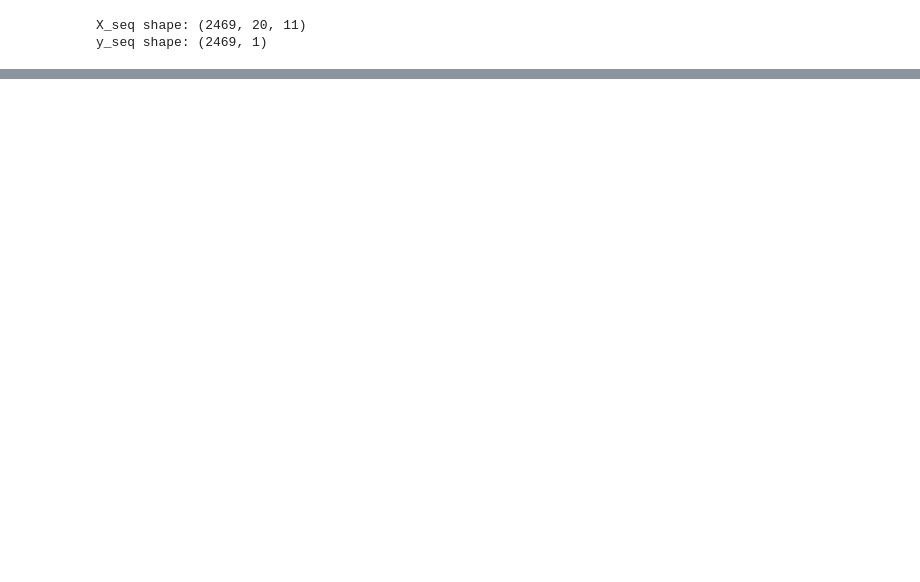
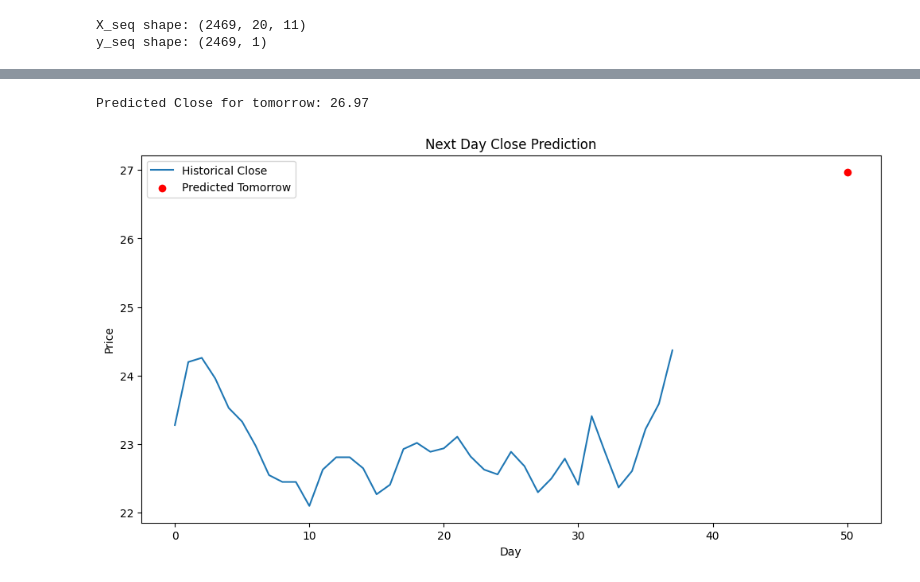
Before and after one commit to tejb96/FFNN-Trades, a Jupyter notebook: GME.ipynb, the cells around one changed output, grey strips where cells are left out. Drawn from its saved outputs; the diff is of its cells as text; code cells hidden in the pictures; blank space fills up the shorter version.

Commit message:
predicting the close price of GME for tomorrow

```diff
--- a/GME.ipynb
+++ b/GME.ipynb
@@ -236,0 +261,48 @@ plt.show()
+# %%
+# --- Load latest data ---
+gme_data = yf.Ticker("GME").history(period="3mo")
+gme_data.reset_index(inplace=True)
+gme_data.drop(['Dividends', 'Stock Splits', 'Date'], axis=1, inplace=True)
+
+# --- Calculate technical indicators ---
+gme_data['RSI'] = RSIIndicator(gme_data['Close'], window=14).rsi()
+gme_data['SMA20'] = SMAIndicator(gme_data['Close'], window=20).sma_indicator()
+gme_data['MACD'] = MACD(gme_data['Close']).macd()
+gme_data['BB_high'] = BollingerBands(gme_data['Close']).bollinger_hband()
+gme_data['BB_low'] = BollingerBands(gme_data['Close']).bollinger_lband()
+gme_data['OBV'] = OnBalanceVolumeIndicator(gme_data['Close'], gme_data['Volume']).on_balance_volume()
+gme_data.dropna(inplace=True)
+gme_data.head()
+
+# --- Features and target ---
+feature_cols = ['Open','High','Low','Close','Volume','RSI','SMA20','MACD','BB_high','BB_low','OBV']
+
+X_gme = gme_data[feature_cols].values
+
+# --- Scale features using scalers from training ---
+X_gme_scaled = feature_scaler.transform(X_gme)
+
+# --- Prepare last 20-day sequence for prediction ---
+seq_len = 20
+x_input_gme = X_gme_scaled[-seq_len:]  # shape (20, num_features)
+x_input_gme = x_input_gme.reshape(1, seq_len, len(feature_cols))  # shape (1, 20, num_features)
+
+# --- Predict next day Close ---
+pred_tomorrow_scaled = model.predict(x_input_gme, verbose=0)
+pred_tomorrow = target_scaler.inverse_transform(pred_tomorrow_scaled)[0, 0]
+
+print(f"Predicted Close for tomorrow: {pred_tomorrow:.2f}")
+
+# --- Plot last 50 days + prediction ---
+last_n_days = 50
+plt.figure(figsize=(12,6))
+plt.plot(gme_data['Close'].values[-last_n_days:], label='Historical Close')
+plt.scatter(last_n_days, pred_tomorrow, color='red', label='Predicted Tomorrow', zorder=5)
+plt.xlabel('Day')
+plt.ylabel('Price')
+plt.title('Next Day Close Prediction')
+plt.legend()
+plt.show()
+# %% [output]
+Predicted Close for tomorrow: 26.97
+[figure, added]
```
Also changed, not shown: parts of 12 cells of this notebook.
